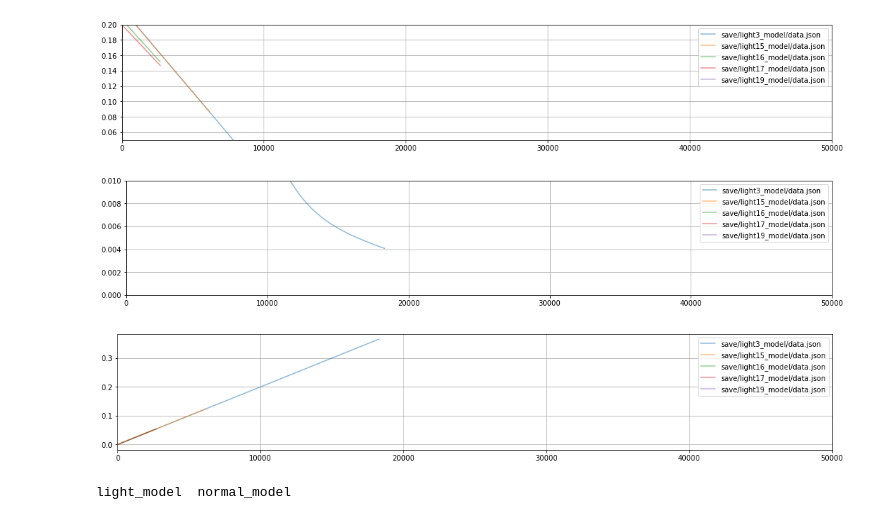
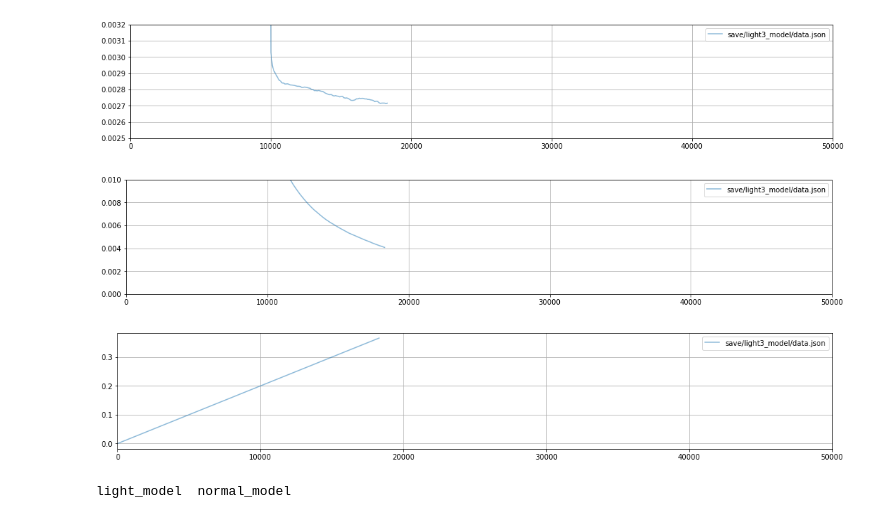
Before and after one commit to scpark20/kimchi-tts, a Jupyter notebook: loss_graph.ipynb, the cells around one changed output. Saved outputs shown, nothing was run; the diff lists cells and outputs as text; code cells hidden in the pictures.

```diff
--- a/loss_graph.ipynb
+++ b/loss_graph.ipynb
@@ -4,10 +4,8 @@ import numpy as np
 import matplotlib.pyplot as plt
 # %%
 dirs = ['save/light3_model/data.json',
-        'save/light15_model/data.json',
-        'save/light16_model/data.json',
-        'save/light17_model/data.json',
-        'save/light19_model/data.json',
+        'save/light20_model/data.json',
+        'save/light21_model/data.json',
        ]
 
 N = 50000
@@ -29,8 +27,8 @@ for dir, loss in zip(dirs, loss_list):
     plt.plot(loss[:, 0], moving_average(loss[:, 1]), label=dir, alpha=0.5)
 
 plt.xlim([0, N])
-#plt.ylim([0.0025, 0.0032])
-plt.ylim([0.05, 0.20])
+plt.ylim([0.0025, 0.0032])
+#plt.ylim([0.05, 0.20])
 plt.grid()
 plt.legend()
 plt.show()
@@ -42,36 +40,36 @@ for dir in dirs:
         loss[:, 1] = np.clip(loss[:, 1], a_min=0, a_max=2.0)
         loss_list.append(loss)
 
 plt.figure(figsize=[18, 3])
 for dir, loss in zip(dirs, loss_list):
     plt.plot(loss[:, 0], moving_average(loss[:, 1]), label=dir, alpha=0.5)
 
 plt.xlim([0, N])
 plt.ylim([0.00, 0.01])
 plt.grid()
 plt.legend()
 plt.show()
 
 loss_list = []
 for dir in dirs:
     with open(dir, 'r') as f:
         loss = np.array(json.load(f)['beta'])
         loss[:, 1] = np.clip(loss[:, 1], a_min=0, a_max=2.0)
         loss_list.append(loss)
 
 plt.figure(figsize=[18, 3])
 for dir, loss in zip(dirs, loss_list):
     plt.plot(loss[:, 0], loss[:, 1], label=dir, alpha=0.5)
 
 plt.xlim([0, N])
 #plt.ylim([0.0, 1.1])
 plt.grid()
 plt.legend()
 plt.show()
 # %% [output]
-[figure, old version]
+[figure, new version]
-[figure, old version]
+[figure, new version]
-[figure, old version]
+[figure, new version]
 # %%
 !ls save
 # %% [output]
```
Also changed, not shown: 5 other files.
